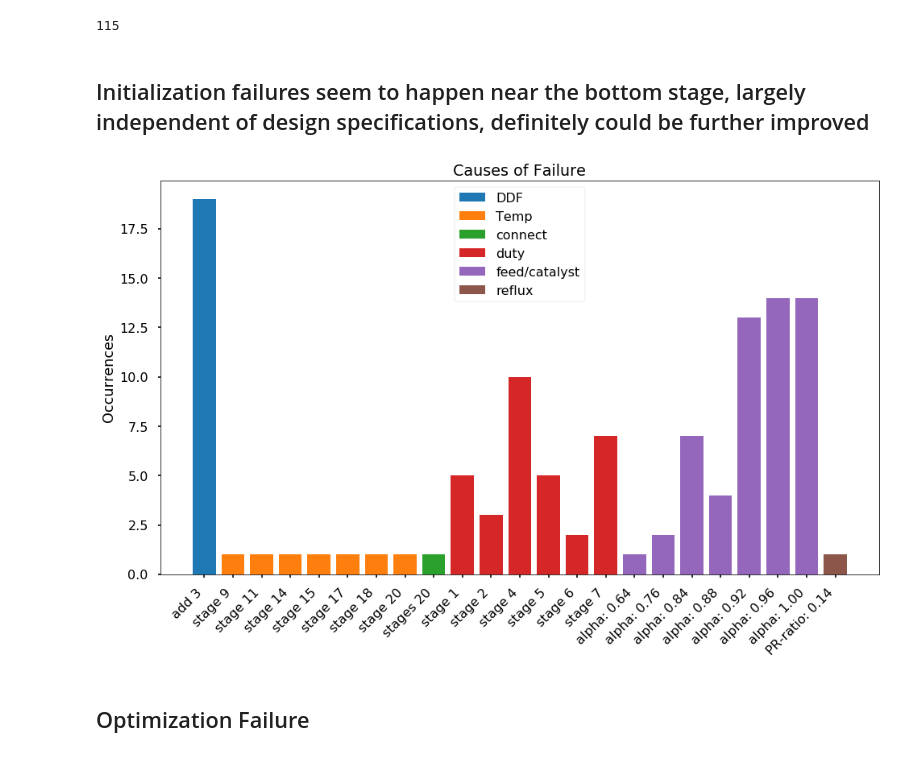
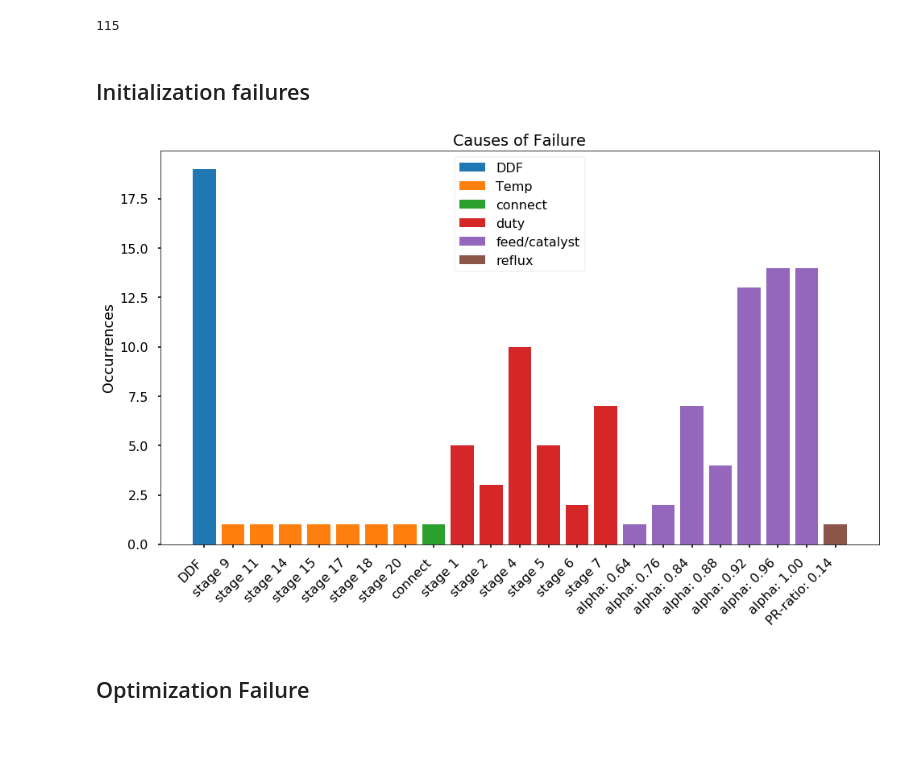
Before and after one commit to naienh/FT-Reactive-Distillation-Pyomo, a Jupyter notebook: showcase/3rd_level/Analysis-Copy1.ipynb, the cells around one changed output. Drawn from its saved outputs; the diff is of its cells as text; code cells hidden in the pictures.

```diff
--- a/showcase/3rd_level/Analysis-Copy1.ipynb
+++ b/showcase/3rd_level/Analysis-Copy1.ipynb
@@ -17,7 +17,7 @@ class data_object(object):
 # %%
 plt.style.use('seaborn-poster')
 # %%
-with open('random_states_2.pickle','rb') as f:
+with open('random_states_3.pickle','rb') as f:
     random_states = pickle.load(f)
 random_states = {i:random_states[i] for i in random_states}
 # %% [markdown]
@@ -88,8 +88,8 @@ finished_profit_3 = np.array(finished_profit_3)
 finished_profit_3_1 = np.array(finished_profit_3_1)
 finished_profit_3_2 = np.array(finished_profit_3_2)
 
-# finished_optimization_any = np.any([finished_revenue,finished_profit_3,finished_profit_3_1],axis=0)
-# finished_optimization_all = np.all([finished_revenue,finished_profit_3,finished_profit_3_1],axis=0)
+finished_optimization_any = np.any([finished_revenue,finished_profit_3,finished_profit_3_1,finished_profit_3_2],axis=0)
+finished_optimization_all = np.all([finished_revenue,finished_profit_3,finished_profit_3_1,finished_profit_3_2],axis=0)
 # %%
 initialization_failure_case = [total_runs[j_] for j_, j in enumerate(finished_initialization) if not j]
 DDF_product_failure_case = [total_runs[j_] for j_, j in enumerate(finished_DDF_product) if not j]
@@ -166,12 +168,12 @@ diesel_draw_all = np.array([list(random_states[i].side_draw_flag.values())[2] fo
 fig, axs = plt.subplots(7,1,figsize=(16,14))
 
 tmp_dic = {0:(reflux_ratio_all,'Reflux',(0.05,0.15),10),
-          1:(intermediate_location_all,'Heavy naphtha Tray',(2,4),3),
-          2:(intermediate_draw_all,'Heavy naphtha Draw',(0.01,0.04),10),
-          3:(gasoline_location_all,'Gasoline Tray',(5,9),5),
-          4:(gasoline_draw_all,'Gasoline Draw',(0.05,0.35),10),
-          5:(diesel_location_all,'Diesel Tray',(11,18),8),
-          6:(diesel_draw_all,'Diesel Draw',(0.15,0.55),10)}
+          1:(intermediate_location_all,'Heavy naphtha Tray',(1,2),2),
+          2:(intermediate_draw_all,'Heavy naphtha Draw',(0.01,0.03),10),
+          3:(gasoline_location_all,'Gasoline Tray',(3,9),7),
+          4:(gasoline_draw_all,'Gasoline Draw',(0.1,0.3),10),
+          5:(diesel_location_all,'Diesel Tray',(10,18),9),
+          6:(diesel_draw_all,'Diesel Draw',(0.2,0.5),10)}
 
 for j in range(7):
     y, bins, patches = axs[j].hist((divide_data(tmp_dic[j][0])),bins=tmp_dic[j][3],histtype='bar',range=tmp_dic[j][2],alpha=0.7)
@@ -229,7 +237,7 @@ catalyst_all = {j:np.array([random_states[i].catalyst_flag[j] for i in random_st
 fig, axs = plt.subplots(len(reactive_stages),2,figsize=(16,14))
 
 for j_, j in enumerate(reactive_stages):
-    y, bins, patches = axs[j_][0].hist(divide_data(catalyst_all[j]),bins=10,histtype='bar',range=(0,7000),alpha=0.7)
+    y, bins, patches = axs[j_][0].hist(divide_data(catalyst_all[j]),bins=10,histtype='bar',range=(0,8000),alpha=0.7)
     ymax = max(y[0])
     # ax.set_ylim(bottom=0,top=2*ymax)
 
@@ -240,7 +248,7 @@ for j_, j in enumerate(reactive_stages):
     axs[j_][1].plot(bincenters,ratio_init,'C1:o',markeredgecolor='w',markersize=12,markeredgewidth = 1)
     axs[j_][1].plot(bincenters,ratio_opt,'C2:o',markeredgecolor='w',markersize=12,markeredgewidth = 1)
     axs[j_][1].set_ylim(0,1.2)
-    axs[j_][1].set_xlim(0,7000)
+    axs[j_][1].set_xlim(0,8000)
 
 axs[0][0].set_title('catalyst')
 axs[0][0].legend(['Set-Point','Initialization','Optimization'])
@@ -435,29 +459,37 @@ failure_dic
 sum(i[1] for i in failure_counts)
 # %% [output]
 115
-# %% [markdown]
-## Initialization failures seem to happen near the bottom stage, largely independent of design specifications, definitely could be further improved
+# %% [markdown]
+## Initialization failures
 # %%
 fig, axs = plt.subplots(figsize=(16,9))
 loc = 0
 names = []
 for key in failure_dic.keys():
     frequencies = [j for i,j in failure_dic[key]]
-    names += [i[:i.rfind(' ')] for i,j in failure_dic[key]]
+#     names += [i[:i.rfind(' ')] for i,j in failure_dic[key]]
+
+    for i,j in failure_dic[key]:
+        if i == 'add 3 DDF':
+            names += ['DDF']
+        elif i == 'stages 20 connect':
+            names += ['connect']
+        else:
+            names += [i[:i.rfind(' ')]]
 
     x_coordinates = np.arange(loc,len(failure_dic[key])+loc)
     axs.bar(x_coordinates, frequencies, align='center',label = key)
     loc += len(failure_dic[key])
 
 axs.set_xticks(np.arange(loc))
 axs.set_xticklabels(names,rotation=45,ha='right')
 
 axs.set_ylabel('Occurrences')
 axs.legend()
 axs.set_title('Causes of Failure')
 plt.show()
 # %% [output]
-[figure, old version]
+[figure, new version]
 # %% [markdown]
 ## Optimization Failure
 # %%
```
Also changed, not shown: parts of 95 cells of this notebook, 1 other file.
